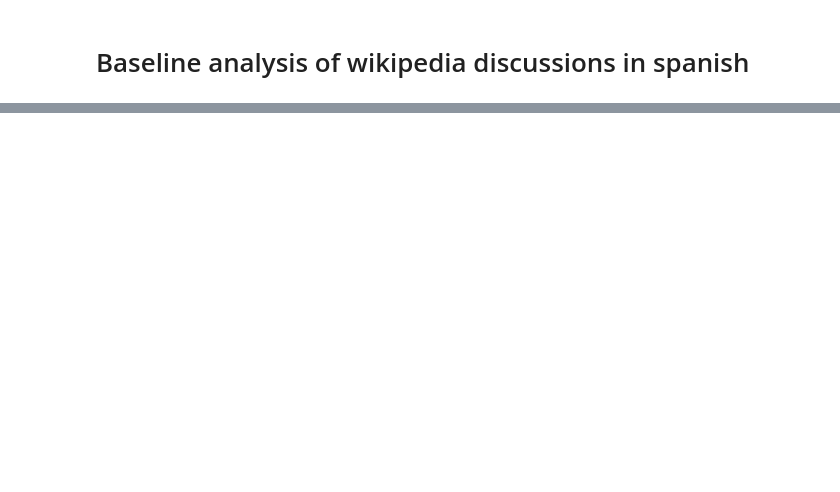
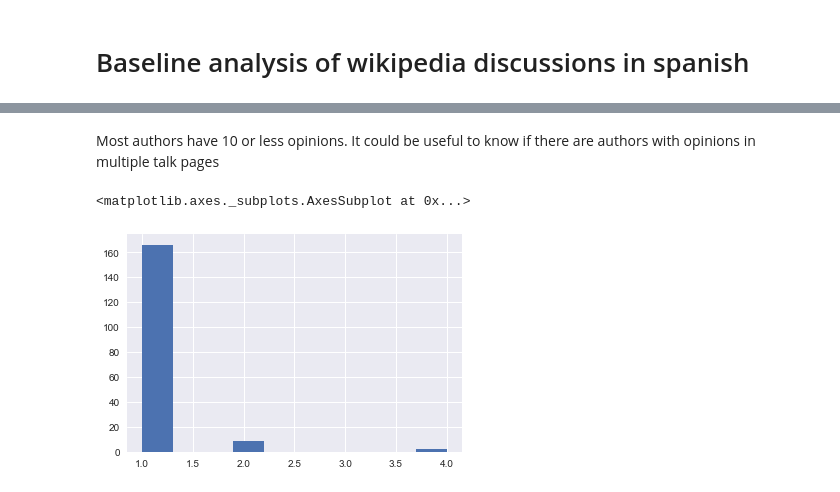
Before and after one commit to espol-cti/cwdiscussions, a Jupyter notebook: Baseline analysis.ipynb, the cells around one changed output, grey strips where cells are left out. Saved outputs shown, nothing was run; the diff lists cells and outputs as text; code cells hidden in the pictures; blank space fills up the shorter version.

```diff
--- a/Baseline analysis.ipynb
+++ b/Baseline analysis.ipynb
@@ -42,0 +81,9 @@ unique authors: 177
+# %% [markdown]
+Most authors have 10 or less opinions.  It could be useful to know if there are authors with opinions in multiple talk pages
+# %%
+discussion_pereditor=ds.groupby(['contributor', 'page_title']).size().reset_index()
+discussion_pereditor=discussion_pereditor['contributor'].value_counts()
+discussion_pereditor.hist()
+# %% [output]
+<matplotlib.axes._subplots.AxesSubplot at 0x...>
+[figure, added]
```
Also changed, not shown: parts of 28 cells of this notebook, 5 other files.
